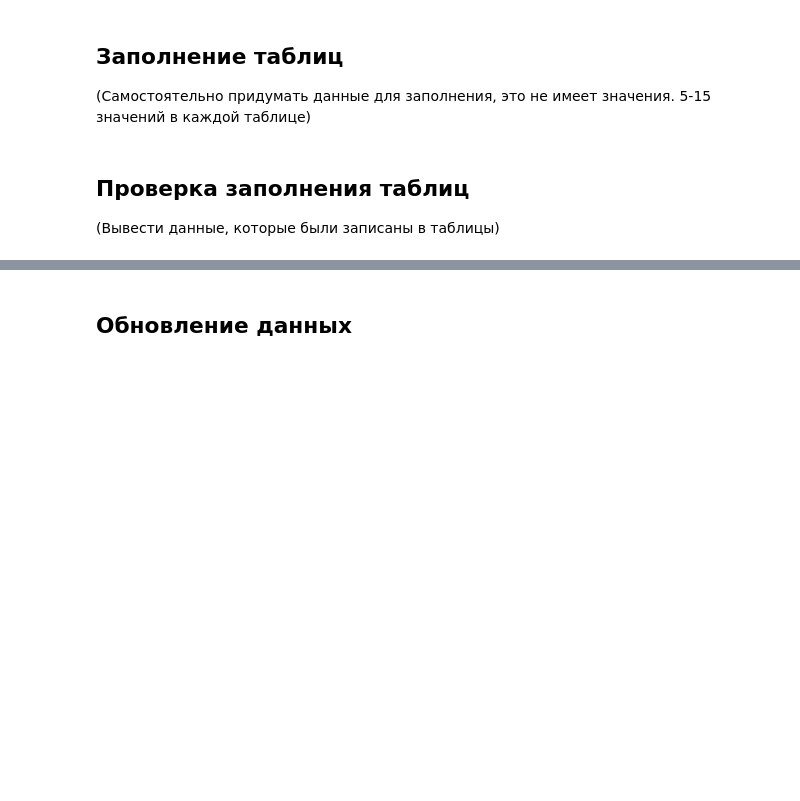
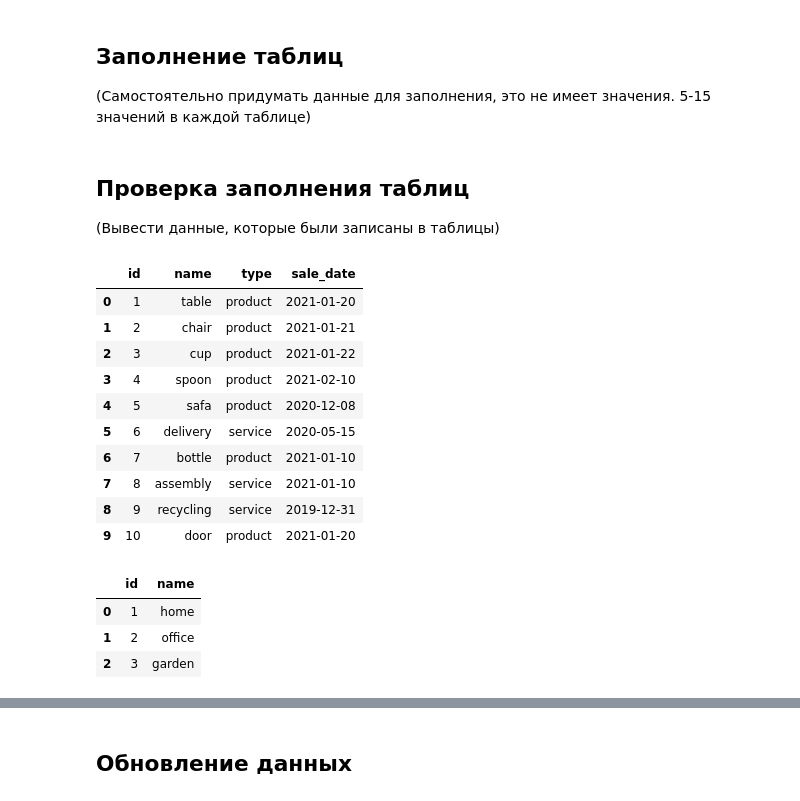
Before and after one commit to RinaPopova/one, a Jupyter notebook: 4_MySQL.ipynb, the cells around one changed output, grey strips where cells are left out. Cells and saved outputs as stored; diff of their text form; code cells hidden in the pictures; blank space fills up the shorter version.

```diff
--- a/4_MySQL.ipynb
+++ b/4_MySQL.ipynb
@@ -106,0 +165,27 @@ with engine.connect() as connection:
+# %%
+# items
+
+items_df = pd.read_sql_query("""SELECT * FROM items""", engine)
+items_df
+# %% [output]
+|  | id | name | type | sale_date |
+| 0 | 1 | table | product | 2021-01-20 |
+| 1 | 2 | chair | product | 2021-01-21 |
+| 2 | 3 | cup | product | 2021-01-22 |
+| 3 | 4 | spoon | product | 2021-02-10 |
+| 4 | 5 | safa | product | 2020-12-08 |
+| 5 | 6 | delivery | service | 2020-05-15 |
+| 6 | 7 | bottle | product | 2021-01-10 |
+| 7 | 8 | assembly | service | 2021-01-10 |
+| 8 | 9 | recycling | service | 2019-12-31 |
+| 9 | 10 | door | product | 2021-01-20 |
+# %%
+# categories
+
+categories_df = pd.read_sql_query("""SELECT * FROM categories""", engine)
+categories_df
+# %% [output]
+|  | id | name |
+| 0 | 1 | home |
+| 1 | 2 | office |
+| 2 | 3 | garden |
```
Also changed, not shown: parts of 34 cells of this notebook.
